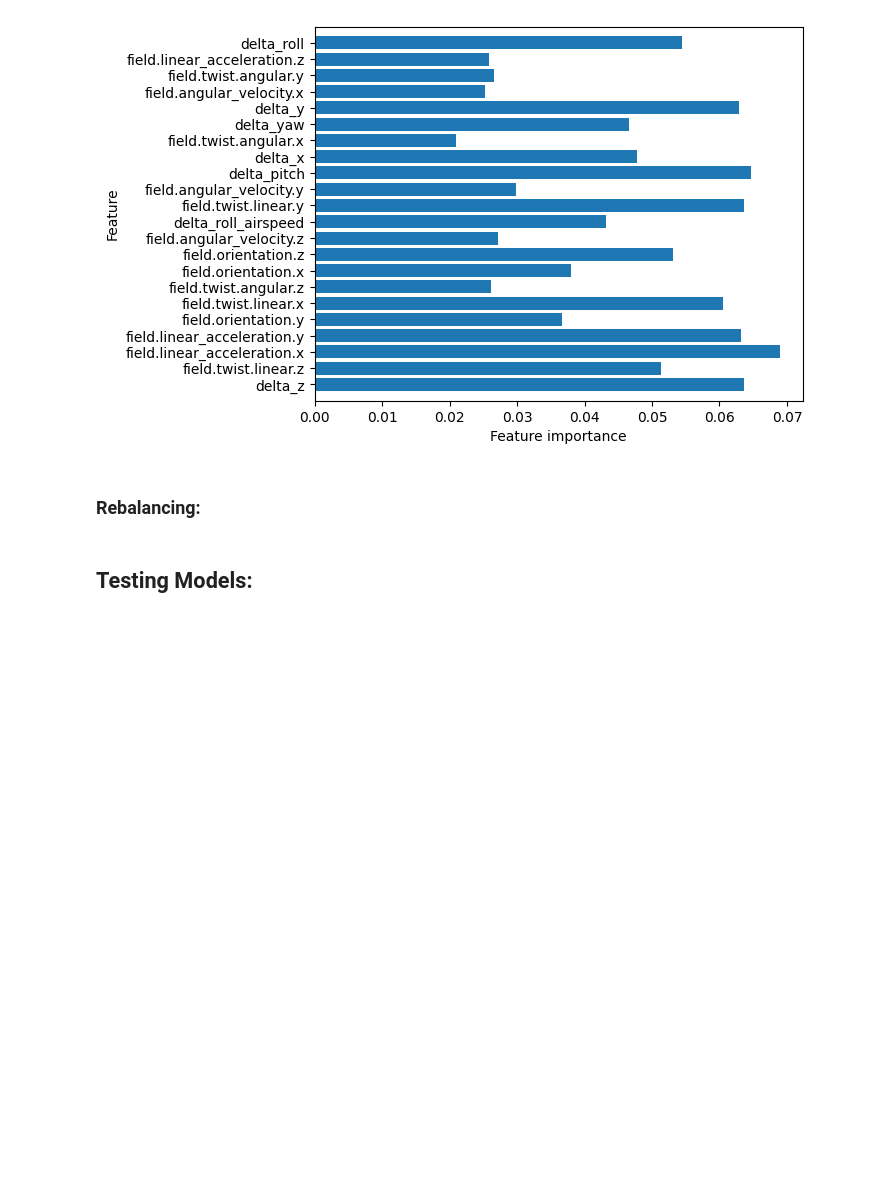
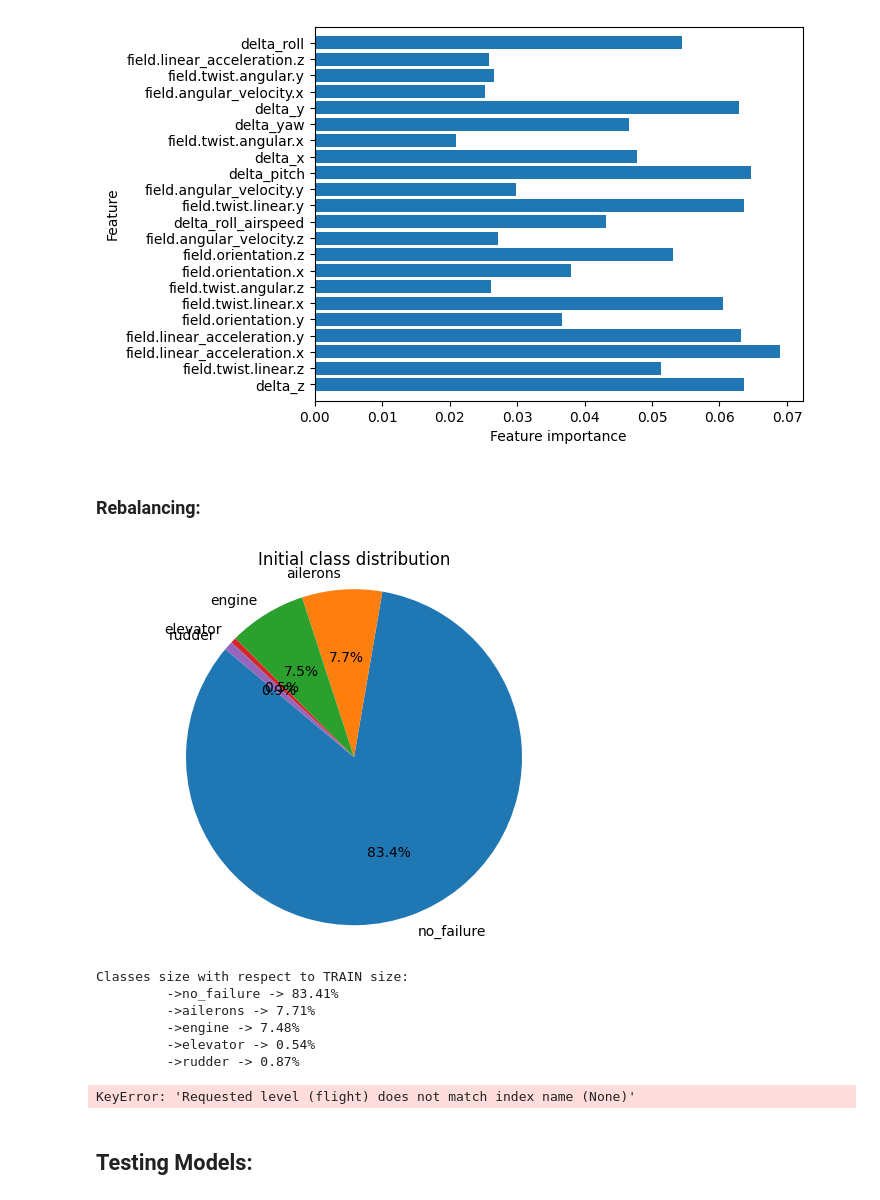
Before and after one commit to CristianMorasso/statistical_project, a Jupyter notebook: Copia_di_statiscal_learning.ipynb, the cells around one changed output. Saved outputs shown, nothing was run; the diff lists cells and outputs as text; code cells hidden in the pictures; blank space fills up the shorter version.

Commit message:
SMOTE still doesnt work bro

```diff
--- a/Copia_di_statiscal_learning.ipynb
+++ b/Copia_di_statiscal_learning.ipynb
@@ -418,70 +423,82 @@ class DTW_SMOTE():
 # %%
 # Ok now run DWT_SMOT on all the minority classes... But how do we define minority ?
 # Easy, with counter and percentages :)
 
 # First lets plot a piechart:
 from collections import Counter
 import matplotlib.pyplot as plt
 
 def plotPie(cDistribution, title):
   sizes, labels = [], []
   for item in cDistribution.items():
     labels.append(item[0])
     sizes.append(item[1])
 
-  plt.pie(sizes,  labels=labels, autopct='%1.1f%%', shadow=True, startangle=140)
+  plt.pie(sizes,  labels=labels, autopct='%1.1f%%', startangle=140)
   plt.title(title)
 
   plt.axis('equal')  # Equal aspect ratio ensures that pie is drawn as a circle.
   plt.show()
 
 # Obviusly get the distribution of the on the train y (right Alberto?)
 cDistrubution = Counter(y_train.tolist())
 cDistribution = {classToString[item[0]]:item[1] for item in cDistrubution.items()}
 plotPie(cDistribution, "Initial class distribution")
 
 # Get the distributions percentages to decide whether to use DWT_SMOTE or not
-lenDataset = len(y_train.shape.tolist())
+lenDataset = y_train.shape[0]
 print("Classes size with respect to TRAIN size:")
 distribution = {stringToClass[item[0]]: item[1]/lenDataset for item in cDistribution.items()}
 # Also print them for fu.an
 for item in cDistribution.items():
-  print(f"\t ->{item[0]} -> {item[1]/lenDataset}%")
+  print(f"\t ->{item[0]} -> {float((item[1]/lenDataset)*100):.2f}%")
+# %% [output]
+[figure, added]
+Classes size with respect to TRAIN size:
+         ->no_failure -> 83.41%
+         ->ailerons -> 7.71%
+         ->engine -> 7.48%
+         ->elevator -> 0.54%
+         ->rudder -> 0.87%
 # %%
+import numpy as np
+
 # Run DWT_SMOTE for all the classes that are considered a minority
 minorityThreshold = 0.25
 undersamplePercentage = 0.65
-max_index = np.max(X_train["flight"].to_numpy())
+max_index = int(np.max(X_train.index.get_level_values('flight').to_numpy()))
 
 new_X_train, new_y_train = [], []
 
 for item in distribution.items():
-  indexes = [i for i, c in range(y_train.tolist()) if c ==item[0]]
+  indexes = [i for i, c in enumerate(y_train.tolist()) if c ==item[0]]
 
   if item[1]> minorityThreshold:
-    nSamples = int(cDistribution[item[0]]*undersamplePercentage)
+    nSamples = int(item[1]*undersamplePercentage)
 
     # Undersample the huge class :_)
     new_indexes = np.random.choice(a=indexes, size=nSamples, replace=False)
 
     # Save the new Dataframe and labels
-    new_X_train.append(X_train[X_train["flight"] in new_indeces])
+    new_X_train.append(pd.DataFrame(X_train[X_train.index.get_level_values('flight').isin(new_indexes)]))
+    #new_X_train.append(X_train[X_train["flight"] in new_indeces])
     new_y_train += [item[0] for _ in range(nSamples)]
 
   else:
     # SMOTE PARAMS:
-    T= X_train[X_train["flight"] in indexes]
+    T =  pd.DataFrame(X_train[X_train.index.get_level_values('flight').isin(indexes)]) # X_train[X_train["flight"] in indexes]
     N=500
     k=5
 
-    sampler = DWT_SMOTE(T, N, k)
+
+    # Run DTW_SMOTE
+    sampler = DTW_SMOTE(T, N, k)
     fX, fy= sampler.run(item[0], start= max_index)
 
+    # Save the values
     new_X_train.append(fX)
     new_y_train += fy
     max_index += len(fy)
-
-# The new inputs
-X_train = pd.concat(new_X_train)
-y_train = np.array(new_y_train)
+# %% [output]
+KeyError: 'Requested level (flight) does not match index name (None)'
 # %%
```
Also changed, not shown: parts of 6 cells of this notebook.
